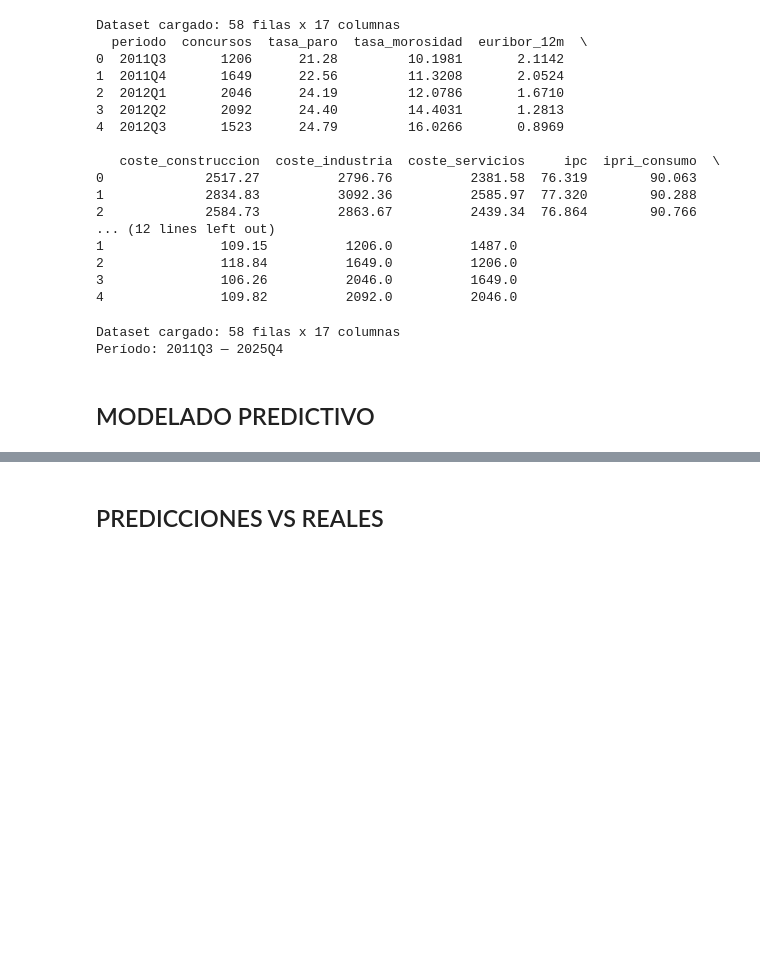
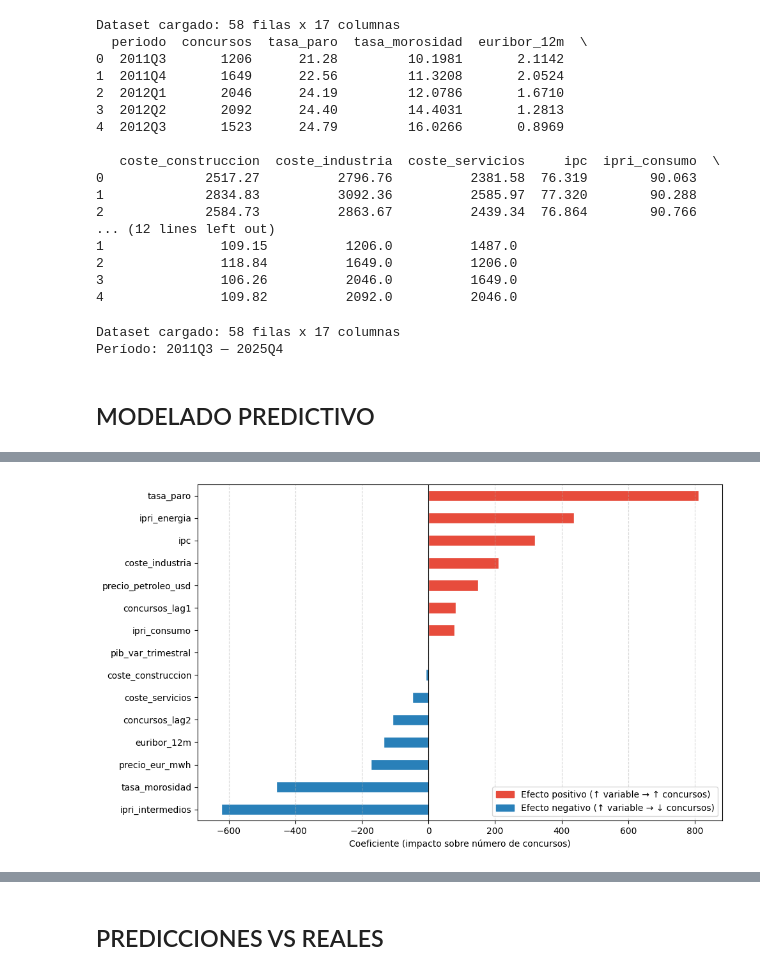
Before and after one commit to nataliaarranz/TFG, a Jupyter notebook: notebook/02_analisis_dato.ipynb, the cells around one changed output, grey strips where cells are left out. Drawn from its saved outputs; the diff is of its cells as text; code cells hidden in the pictures; blank space fills up the shorter version.

Commit message:
Refinamiento ing dato + analisis dato

```diff
--- a/notebook/02_analisis_dato.ipynb
+++ b/notebook/02_analisis_dato.ipynb
@@ -147,0 +100,92 @@ XGBoost entrenado — mejores parámetros: {'colsample_bytree': 1.0, 'learning_r
+# %%
+modelo_rl = LinearRegression()
+modelo_rl.fit(X_train_sc, y_train)
+pred_rl = modelo_rl.predict(X_test_sc)
+print("\nRegresión Lineal entrenada")
+
+periodos_test = df_test['periodo'].values
+
+
+# 1. COEFICIENTES DEL MODELO
+# Los coeficientes indican cuánto cambia la predicción de concursos
+# por cada unidad de desviación estándar de cada variable (datos estandarizados).
+# Un coeficiente positivo significa que al subir esa variable suben los concursos;
+# uno negativo, lo contrario.
+
+coefs = pd.Series(modelo_rl.coef_, index=features).sort_values()
+
+fig, ax = plt.subplots(figsize=(10, 6))
+colores_coef = ['#e74c3c' if c > 0 else '#2980b9' for c in coefs]
+coefs.plot(kind='barh', ax=ax, color=colores_coef, edgecolor='white')
+ax.axvline(x=0, color='black', linewidth=0.8, linestyle='-')
+
+ax.set_xlabel('Coeficiente (impacto sobre número de concursos)')
+ax.grid(axis='x', linestyle='--', alpha=0.5)
+
+# Leyenda manual
+import matplotlib.patches as mpatches
+pos = mpatches.Patch(color='#e74c3c', label='Efecto positivo (↑ variable → ↑ concursos)')
+neg = mpatches.Patch(color='#2980b9', label='Efecto negativo (↑ variable → ↓ concursos)')
+ax.legend(handles=[pos, neg], loc='lower right')
+
+plt.tight_layout()
+plt.savefig('../data/graphics/fig_rl_coeficientes.png', dpi=150, bbox_inches='tight')
+
+
+
+# 2. SCATTER: VALORES REALES VS PREDICHOS
+# Cada punto es un trimestre del período de test.
+# En un modelo perfecto todos los puntos estarían sobre la diagonal.
+# La dispersión respecto a esa línea muestra dónde y cuánto se equivoca el modelo.
+
+fig, ax = plt.subplots(figsize=(7, 6))
+ax.scatter(y_test, pred_rl, color='#2980b9', edgecolors='white',
+           linewidth=0.8, s=80, zorder=3)
+
+# Línea de predicción perfecta
+lim_min = min(y_test.min(), pred_rl.min()) - 50
+lim_max = max(y_test.max(), pred_rl.max()) + 50
+ax.plot([lim_min, lim_max], [lim_min, lim_max],
+        color='#e74c3c', linewidth=1.5, linestyle='--', label='Predicción perfecta')
+
+# Etiquetas de cada trimestre
+for i, (real, pred, periodo) in enumerate(zip(y_test, pred_rl, periodos_test)):
+    ax.annotate(periodo, (real, pred), textcoords='offset points',
+                xytext=(5, 4), fontsize=7.5, color='#333333')
+
+ax.set_xlabel('Valores reales (número de concursos)', fontsize=11)
+ax.set_ylabel('Valores predichos', fontsize=11)
+
+ax.legend()
+ax.grid(linestyle='--', alpha=0.4)
+plt.tight_layout()
+plt.savefig('../data/graphics/fig_rl_scatter.png', dpi=150, bbox_inches='tight')
+
+
+
+# 3. GRÁFICO DE RESIDUOS POR TRIMESTRE
+# El residuo es la diferencia entre el valor real y la predicción (real - predicho).
+# Si los residuos fueran aleatorios y centrados en cero, el modelo sería correcto.
+# Patrones sistemáticos (todos positivos o todos negativos en un período)
+# indican que el modelo está sobreestimando o subestimando de forma consistente.
+
+residuos_rl = y_test.values - pred_rl
+
+fig, ax = plt.subplots(figsize=(12, 4))
+colores_res = ['#e74c3c' if r < 0 else '#2980b9' for r in residuos_rl]
+ax.bar(periodos_test, residuos_rl, color=colores_res, edgecolor='white', width=0.6)
+ax.axhline(y=0, color='black', linewidth=0.9, linestyle='-')
+
+ax.set_xlabel('Trimestre')
+ax.set_ylabel('Residuo (real − predicho)')
+ax.set_xticks(periodos_test)
+ax.set_xticklabels(periodos_test, rotation=45, ha='right')
+ax.grid(axis='y', linestyle='--', alpha=0.4)
+
+pos_r = mpatches.Patch(color='#2980b9', label='Subestimación (modelo predice menos de lo real)')
+neg_r = mpatches.Patch(color='#e74c3c', label='Sobreestimación (modelo predice más de lo real)')
+ax.legend(handles=[pos_r, neg_r])
+
+plt.tight_layout()
+plt.savefig('../data/graphics/fig_rl_residuos.png', dpi=150, bbox_inches='tight')
+# %% [output]
@@ -147,0 +193 @@ XGBoost entrenado — mejores parámetros: {'colsample_bytree': 1.0, 'learning_r
+[figure, added]
```
Also changed, not shown: parts of 14 cells of this notebook, 17 other files.
